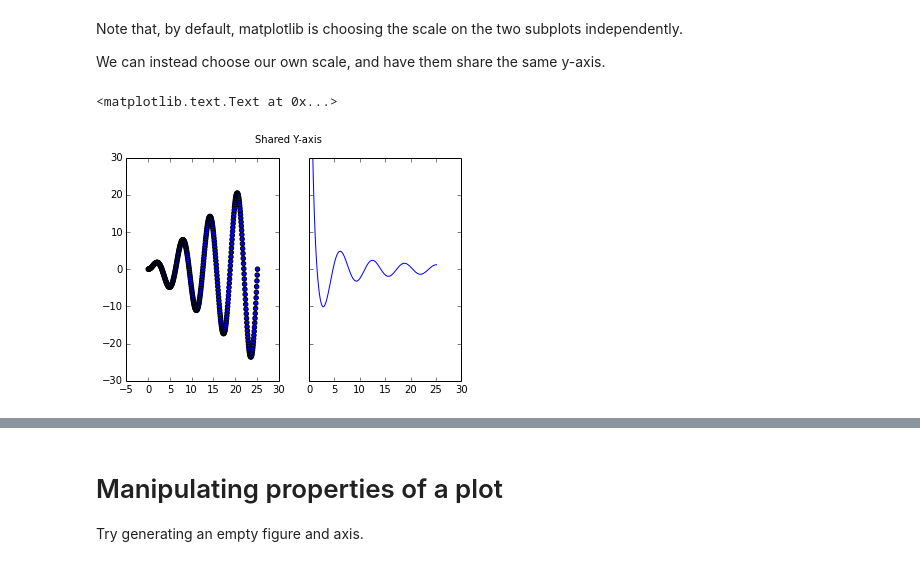
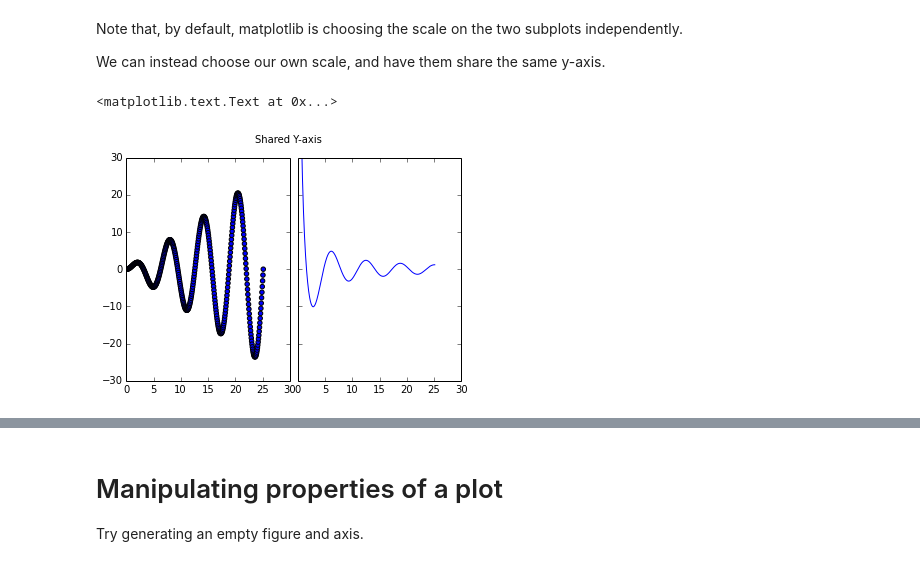
Before and after one commit to smwahl/thw_matplotlib_presentation, a Jupyter notebook: thw_matplotlib_tutorial.ipynb, the cells around one changed output, grey strips where cells are left out. Cells and saved outputs as stored; diff of their text form; code cells hidden in the pictures.

Commit message:
Updates to notebook. added sample matplotlibrc file, a dummy image, and notes on ipython notebook dark themes

```diff
--- a/thw_matplotlib_tutorial.ipynb
+++ b/thw_matplotlib_tutorial.ipynb
@@ -172,17 +171,20 @@ We can instead choose our own scale, and have them share the same y-axis.
 # %%
 # Two subplots, unpack the output array immediately
 f = plt.figure()
 ax1 = f.add_subplot(1, 2, 1)
 ax1.scatter(x, y)
 
-ax2 = f.add_subplot(1,2,2,sharey=ax1)    # Plot second function with the same y-scale
+ax2 = f.add_subplot(1,2,2,sharex=ax1,sharey=ax1)    # Plot second function with the same y-scale
 plt.setp( ax2.get_yticklabels(), visible=False) # Make tick labels appear only for the 1st subplot
 ax2.plot(x, z)
 
 ax1.set_ylim(-30,30)   # set the desired upper and lower limit to be shown on the y-axis
 
+# Adjust the space between subplots
+f.subplots_adjust(wspace=0.05)
+
 # Put a figure-level title
 f.suptitle('Shared Y-axis')
 # %% [output]
 <matplotlib.text.Text at 0x...>
-[figure, old version]
+[figure, new version]
```
Also changed, not shown: parts of 36 cells of this notebook, 3 other files.
